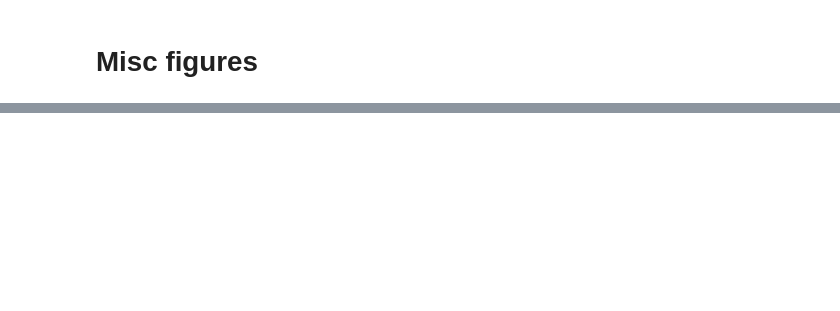
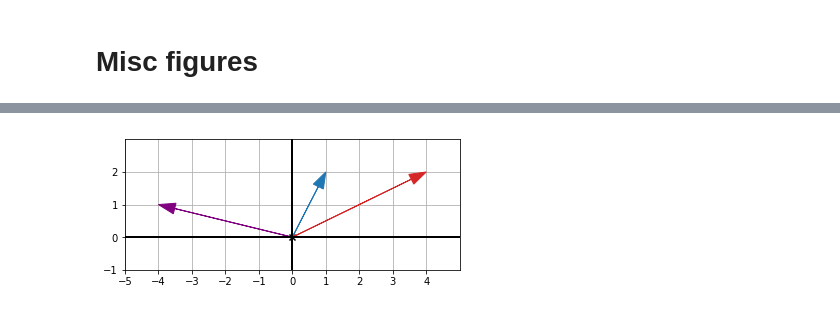
Before and after one commit to orlandpm/Math-for-Programmers, a Jupyter notebook: Chapter 03/figures/Make Figures.ipynb, the cells around one changed output, grey strips where cells are left out. Drawn from its saved outputs; the diff is of its cells as text; code cells hidden in the pictures; blank space fills up the shorter version.

```diff
--- a/Chapter 03/figures/Make Figures.ipynb
+++ b/Chapter 03/figures/Make Figures.ipynb
@@ -793,3 +793,15 @@ draw2d(
+# %%
+
+draw2d(
+    Arrow2D((1,2),color='C0'),
+    Arrow2D((4,2),color='C3'),
+    Arrow2D((-4,1),color='purple'),
+#     Points2D(u,v,color='k'),
+#     Points2D((-3,0),(3,0),color=(0,0,0,0)),
+    save_as='EXERCISE_3.11.svg'
+)
+# %% [output]
+[figure, added]
 # %%
 draw3d(
     Arrow3D((4,3,0),color='purple'),
```
Also changed, not shown: parts of 55 cells of this notebook, 53 other files.
